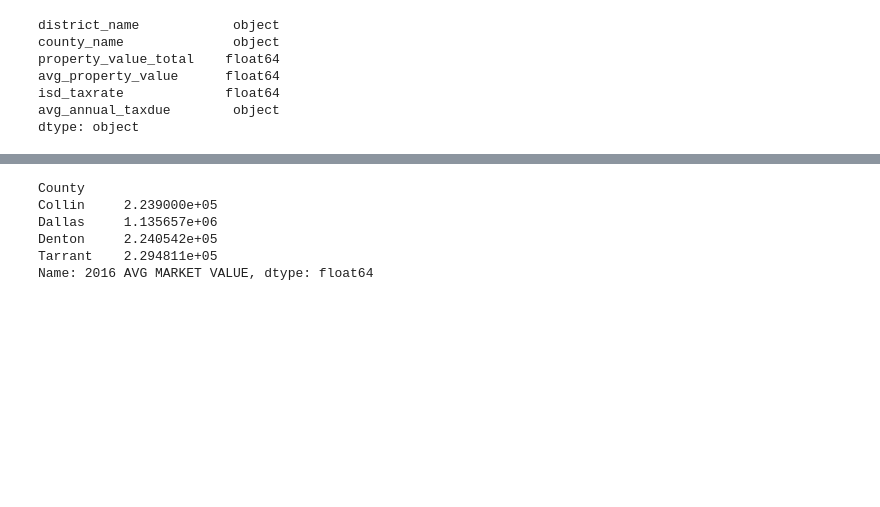
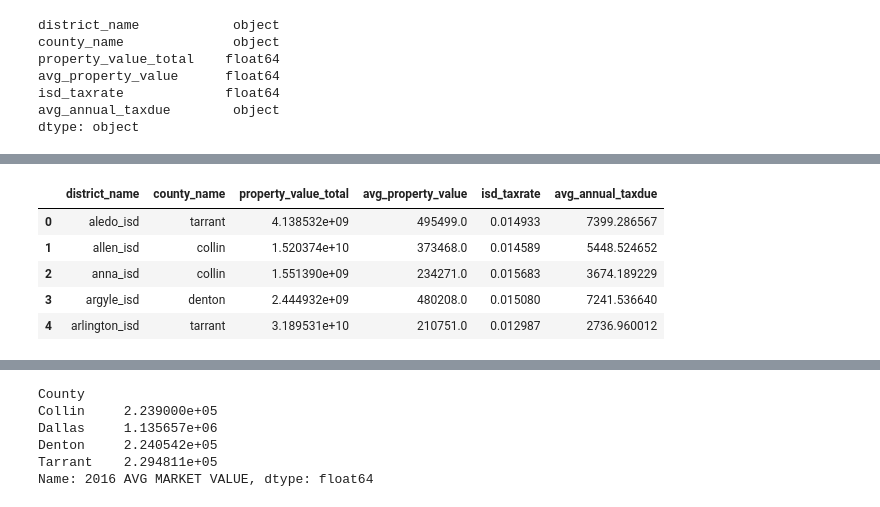
Before and after one commit to rimpi1612/DFW-Real-Estate-and-ISD-s, a Jupyter notebook: ISD_Base_House_Price_Analysis.ipynb, the cells around one changed output, grey strips where cells are left out. Cells and saved outputs as stored; diff of their text form; code cells hidden in the pictures; blank space fills up the shorter version.

```diff
--- a/ISD_Base_House_Price_Analysis.ipynb
+++ b/ISD_Base_House_Price_Analysis.ipynb
@@ -202,7 +296,7 @@ isd_2018_df = isd_2016_df.rename(columns = {
 # %%
 isd_2019_df =  isd_data[['district_name','county_name','2019_property_value_total', '2019_avg_property_value','2019_isd_taxrate', '2019_avg_annual_taxdue']]
 # %%
-isd_2019_df = isd_2016_df.rename(columns = {
+isd_2019_df = isd_2019_df.rename(columns = {
     "2019_property_value_total": "property_value_total",
     "2019_avg_property_value": "avg_property_value",
     "2019_isd_taxrate":"isd_taxrate",
@@ -211,3 +315,12 @@ isd_2019_df = isd_2016_df.rename(columns = {
+# %%
+isd_2019_df.head()
+# %% [output]
+|  | district_name | county_name | property_value_total | avg_property_value | isd_taxrate | avg_annual_taxdue |
+| 0 | aledo_isd | tarrant | 4.138532e+09 | 495499.0 | 0.014933 | 7399.286567 |
+| 1 | allen_isd | collin | 1.520374e+10 | 373468.0 | 0.014589 | 5448.524652 |
+| 2 | anna_isd | collin | 1.551390e+09 | 234271.0 | 0.015683 | 3674.189229 |
+| 3 | argyle_isd | denton | 2.444932e+09 | 480208.0 | 0.015080 | 7241.536640 |
+| 4 | arlington_isd | tarrant | 3.189531e+10 | 210751.0 | 0.012987 | 2736.960012 |
 # %%
 isd_data['2020_avg_annual_taxdue'] = isd_data['2020_avg_annual_taxdue ']
 # %%
```
Also changed, not shown: parts of 51 cells of this notebook.
